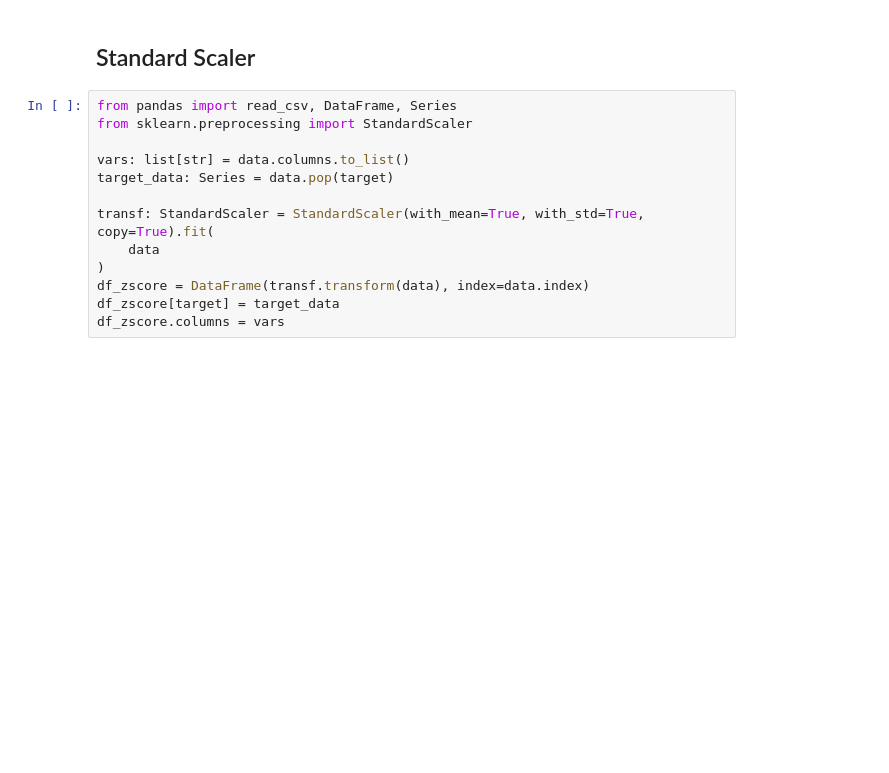
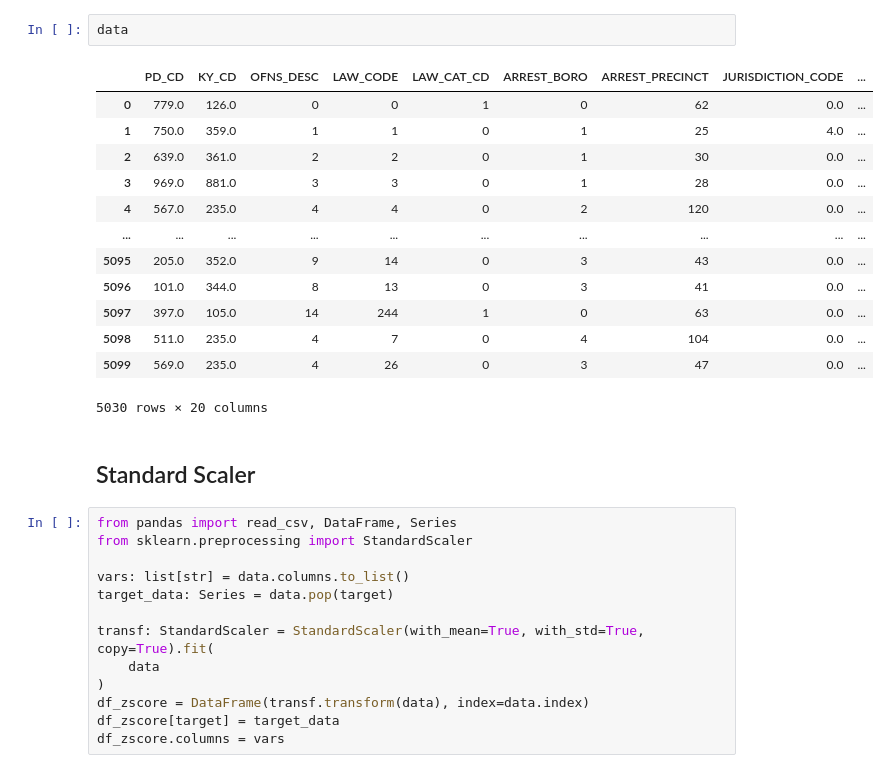
Before and after one commit to MatsNissen-Lie/kdd-process, a Jupyter notebook: src/2_preparation/scaling_security.ipynb, the cells around one changed output. Drawn from its saved outputs; the diff is of its cells as text; blank space fills up the shorter version.

```diff
--- a/src/2_preparation/scaling_security.ipynb
+++ b/src/2_preparation/scaling_security.ipynb
@@ -18,3 +19,19 @@ project_dir:  /Users/matsalexander/Desktop/kdd-process/src
+# %%
+data
+# %% [output]
+|  | PD_CD | KY_CD | OFNS_DESC | LAW_CODE | LAW_CAT_CD | ARREST_BORO | ARREST_PRECINCT | JURISDICTION_CODE | ... |
+| 0 | 779.0 | 126.0 | 0 | 0 | 1 | 0 | 62 | 0.0 | ... |
+| 1 | 750.0 | 359.0 | 1 | 1 | 0 | 1 | 25 | 4.0 | ... |
+| 2 | 639.0 | 361.0 | 2 | 2 | 0 | 1 | 30 | 0.0 | ... |
+| 3 | 969.0 | 881.0 | 3 | 3 | 0 | 1 | 28 | 0.0 | ... |
+| 4 | 567.0 | 235.0 | 4 | 4 | 0 | 2 | 120 | 0.0 | ... |
+| ... | ... | ... | ... | ... | ... | ... | ... | ... | ... |
+| 5095 | 205.0 | 352.0 | 9 | 14 | 0 | 3 | 43 | 0.0 | ... |
+| 5096 | 101.0 | 344.0 | 8 | 13 | 0 | 3 | 41 | 0.0 | ... |
+| 5097 | 397.0 | 105.0 | 14 | 244 | 1 | 0 | 63 | 0.0 | ... |
+| 5098 | 511.0 | 235.0 | 4 | 7 | 0 | 4 | 104 | 0.0 | ... |
+| 5099 | 569.0 | 235.0 | 4 | 26 | 0 | 3 | 47 | 0.0 | ... |
+5030 rows × 20 columns
 # %% [markdown]
 ## Standard Scaler
 # %%
```
Also changed, not shown: parts of 2 cells of this notebook, 8 other files.
